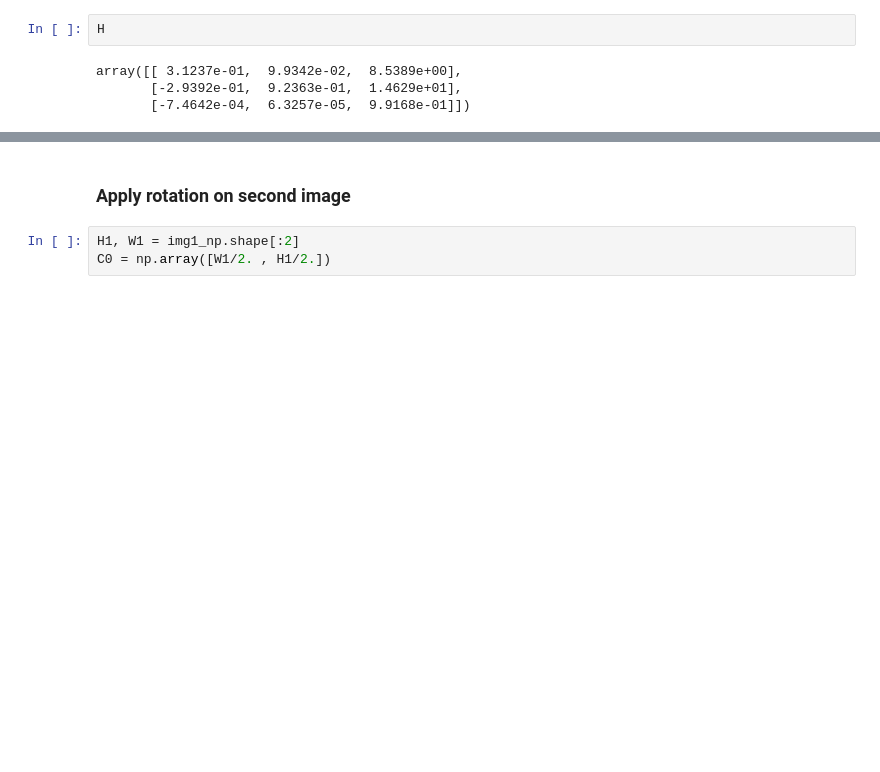
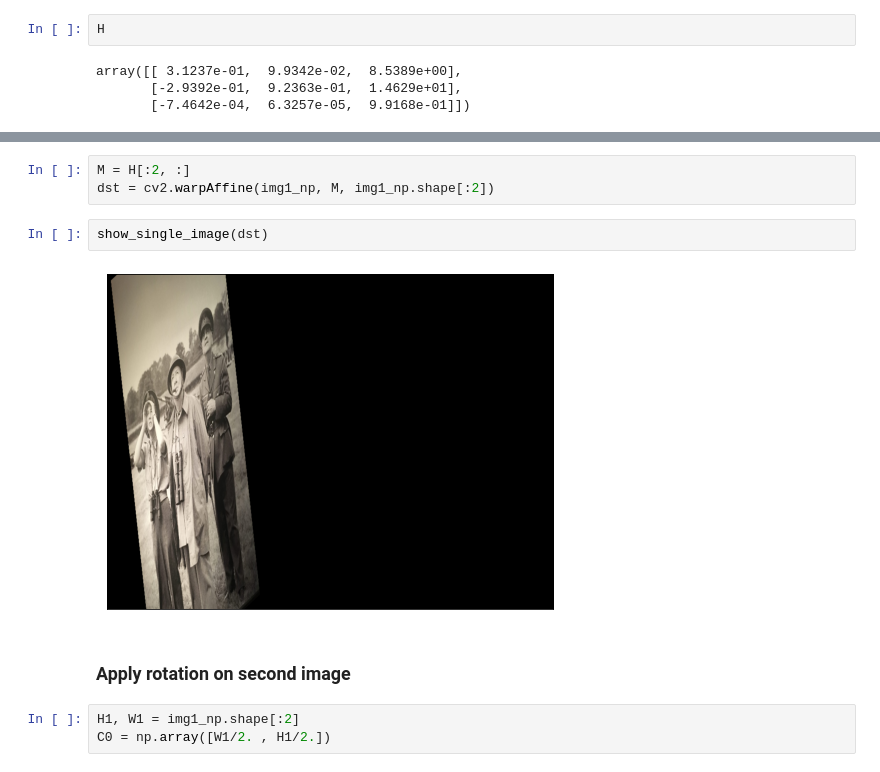
Before and after one commit to bpiyush/rotation-equivariant-lfm, a Jupyter notebook: notebooks/explore_hpatches.ipynb, the cells around one changed output, grey strips where cells are left out. Drawn from its saved outputs; the diff is of its cells as text; blank space fills up the shorter version.

```diff
--- a/notebooks/explore_hpatches.ipynb
+++ b/notebooks/explore_hpatches.ipynb
@@ -54,3 +140,10 @@ array([[ 3.1237e-01,  9.9342e-02,  8.5389e+00],
+# %%
+M = H[:2, :]
+dst = cv2.warpAffine(img1_np, M, img1_np.shape[:2])
+# %%
+show_single_image(dst)
+# %% [output]
+[figure, added]
 # %% [markdown]
 ### Apply rotation on second image
 # %%
```
Also changed, not shown: parts of 21 cells of this notebook, 1 other file.
